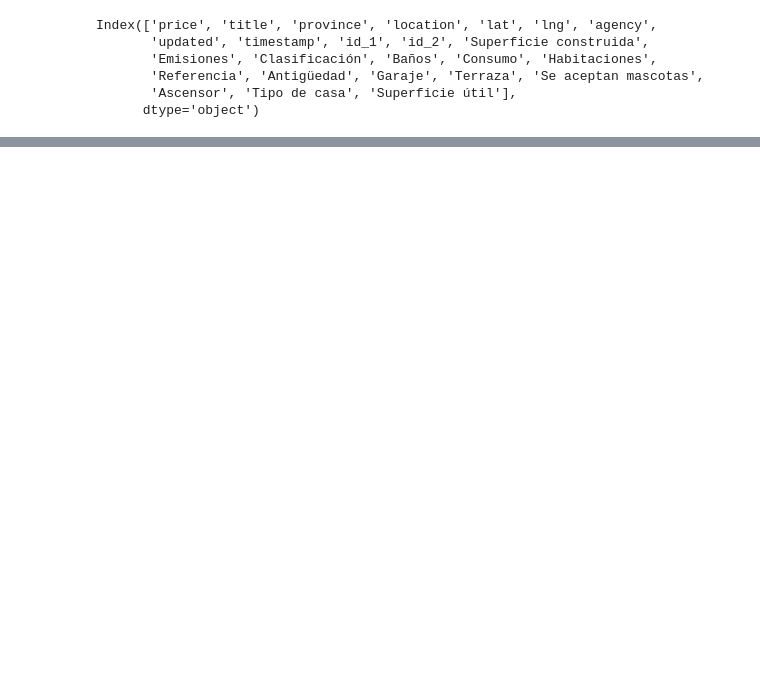
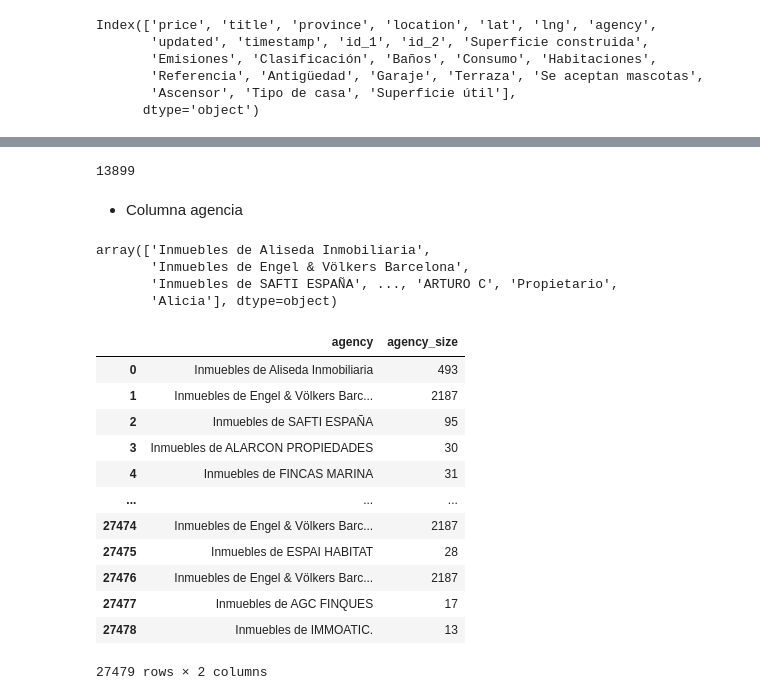
Before and after one commit to mplazap/Bootcamp_ejercicios, a Jupyter notebook: Tema 5 - Machine Learning/01.Notebooks Ejercicios/01.calculadora_precio_viviendas.ipynb, the cells around one changed output, grey strips where cells are left out. Drawn from its saved outputs; the diff is of its cells as text; code cells hidden in the pictures; blank space fills up the shorter version.

```diff
--- a/Tema 5 - Machine Learning/01.Notebooks Ejercicios/01.calculadora_precio_viviendas.ipynb
+++ b/Tema 5 - Machine Learning/01.Notebooks Ejercicios/01.calculadora_precio_viviendas.ipynb
@@ -105,0 +177,9 @@ df[['id_1', 'id_2', 'updated', 'timestamp', 'province', 'location', 'Referencia'
+# %%
+# Convertir a numérico la columna Superficie útil y rellenar sus nulos
+df['Superficie útil'] = df['Superficie útil'].apply(extraer_superficie_num)
+def fill_superficie_util(fila):
+    if pd.isnull(fila['Superficie útil']):
+        return fila['Superficie construida'] * 0.85 # Asumimos que la superficie útil es un 15 % menos que la superficie total
+    else:
+        return fila['Superficie útil']
+df['Superficie útil'] = df.apply(fill_superficie_util, axis=1)
@@ -105,0 +203,52 @@ df[['id_1', 'id_2', 'updated', 'timestamp', 'province', 'location', 'Referencia'
+# %%
+def extraer_emisiones_num(emision):
+    try:
+        return float(emision.strip().split()[0].replace(',','.')) # cambia la coma por punto y se salt alos espacios
+    except:
+        return np.nan # Si no hay numero lo convierte a NAN
+df['Emisiones'] = df['Emisiones'].apply(extraer_emisiones_num)
+# df['Emisiones'].apply(extraer_emisiones_num).isna().sum()
+# %% [output]
+13899
+# %% [markdown]
+* Columna agencia
+# %%
+df['agency'].unique()
+# %% [output]
+array(['Inmuebles de Aliseda Inmobiliaria',
+       'Inmuebles de Engel & Völkers Barcelona',
+       'Inmuebles de SAFTI ESPAÑA', ..., 'ARTURO C', 'Propietario',
+       'Alicia'], dtype=object)
+# %%
+# Estrategia 1
+# Creamos columna agency_size que represente el numeor de propiedades que tienen esa agency
+#df['agency'].isna().sum()
+df['agency'] = df['agency'].fillna('Other') # Rellenamos con la palabra 'other'
+df['agency_size'] = df['agency'].map(df['agency'].value_counts())
+
+
+# Estrategia 2
+# Discretizarla en grupos: propietario individual, agencia pequeña, agencia mediana, agencia grande
+
+# Estrategiua 3
+# Crear columna con el precentil de tamaño de la agencia en base al numero de propiedades en venta
+
+# Estrategia 4
+# Precio medio de las casas de la agencia
+# %%
+pd.reset_option('display.max_rows')
+df[['agency', 'agency_size']]
+# %% [output]
+|  | agency | agency_size |
+| 0 | Inmuebles de Aliseda Inmobiliaria | 493 |
+| 1 | Inmuebles de Engel & Völkers Barc... | 2187 |
+| 2 | Inmuebles de SAFTI ESPAÑA | 95 |
+| 3 | Inmuebles de ALARCON PROPIEDADES | 30 |
+| 4 | Inmuebles de FINCAS MARINA | 31 |
+| ... | ... | ... |
+| 27474 | Inmuebles de Engel & Völkers Barc... | 2187 |
+| 27475 | Inmuebles de ESPAI HABITAT | 28 |
+| 27476 | Inmuebles de Engel & Völkers Barc... | 2187 |
+| 27477 | Inmuebles de AGC FINQUES | 17 |
+| 27478 | Inmuebles de IMMOATIC. | 13 |
+27479 rows × 2 columns
```
Also changed, not shown: parts of 10 cells of this notebook.
